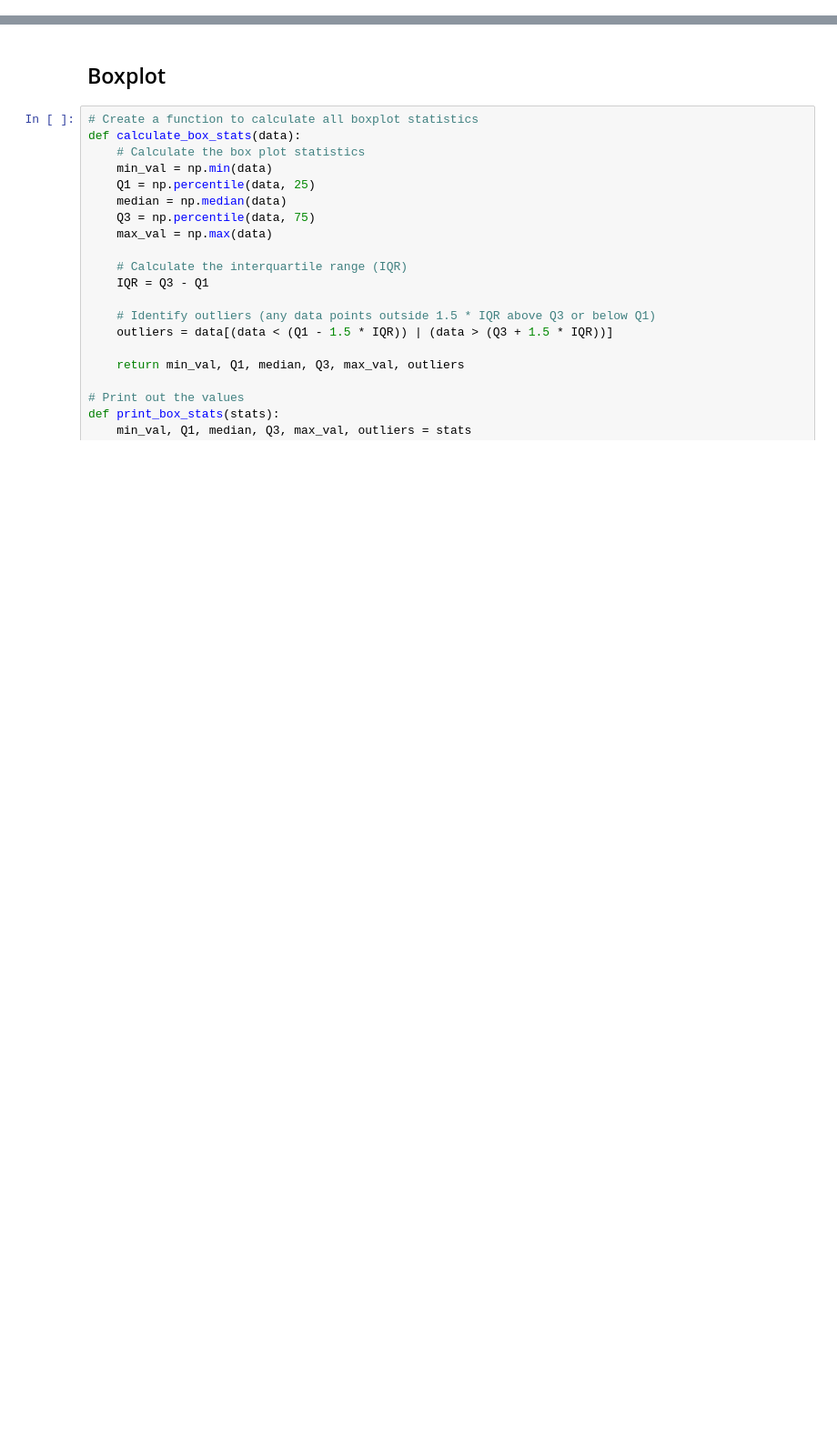
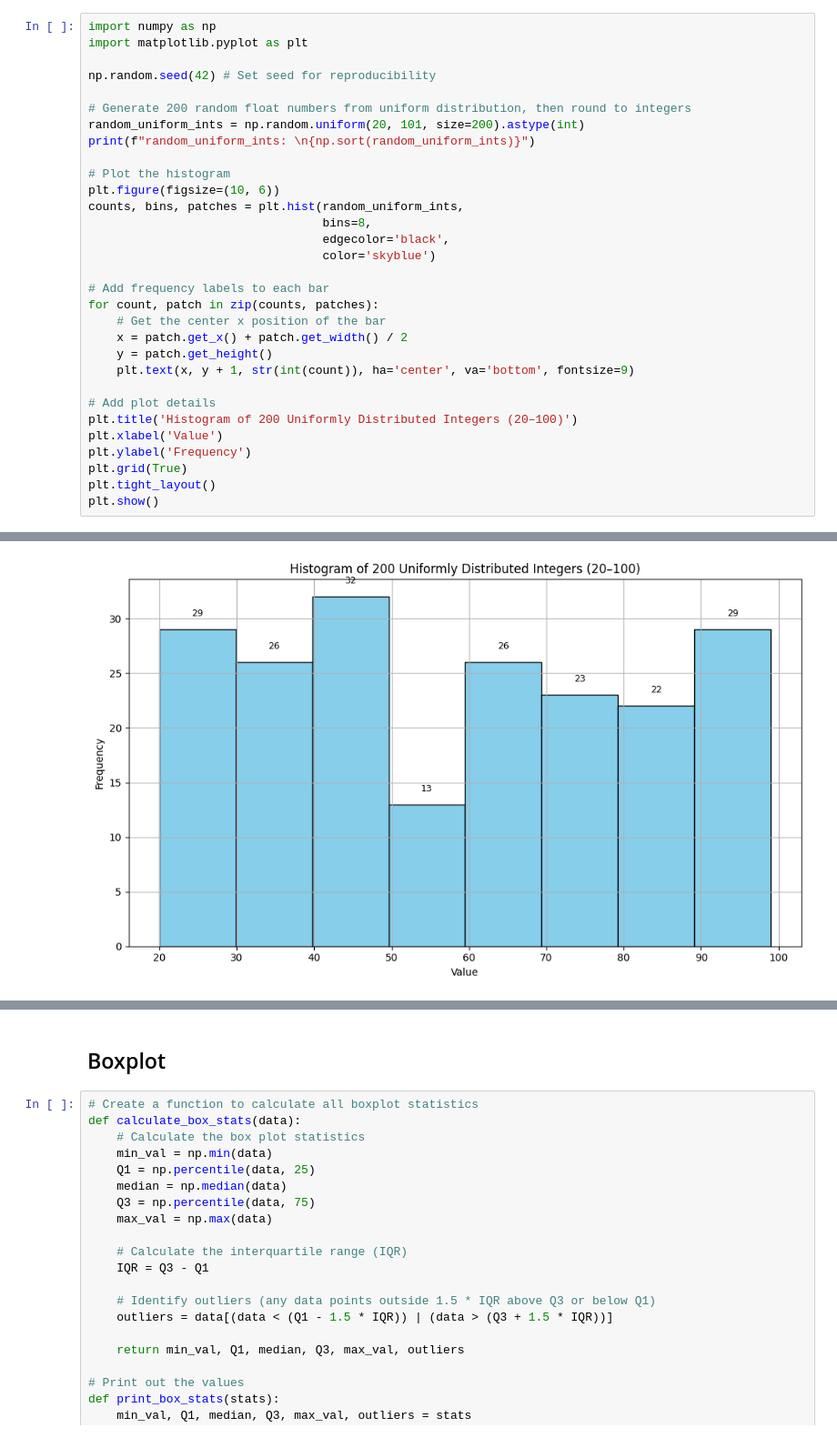
Before and after one commit to ash322ash422/tut_matplotlib, a Jupyter notebook: mp_tut3_histogram_boxplot.ipynb, the cells around one changed output, grey strips where cells are left out. Shown: that part at 91% size. Cells and saved outputs as stored; diff of their text form; blank space fills up the shorter version.

```diff
--- a/mp_tut3_histogram_boxplot.ipynb
+++ b/mp_tut3_histogram_boxplot.ipynb
@@ -37,0 +78,32 @@ random_uniform_ints:
+# %%
+import numpy as np
+import matplotlib.pyplot as plt
+
+np.random.seed(42) # Set seed for reproducibility
+
+# Generate 200 random float numbers from uniform distribution, then round to integers
+random_uniform_ints = np.random.uniform(20, 101, size=200).astype(int)
+print(f"random_uniform_ints: \n{np.sort(random_uniform_ints)}")
+
+# Plot the histogram
+plt.figure(figsize=(10, 6))
+counts, bins, patches = plt.hist(random_uniform_ints,
+                                 bins=8,
+                                 edgecolor='black',
+                                 color='skyblue')
+
+# Add frequency labels to each bar
+for count, patch in zip(counts, patches):
+    # Get the center x position of the bar
+    x = patch.get_x() + patch.get_width() / 2
+    y = patch.get_height()
+    plt.text(x, y + 1, str(int(count)), ha='center', va='bottom', fontsize=9)
+
+# Add plot details
+plt.title('Histogram of 200 Uniformly Distributed Integers (20–100)')
+plt.xlabel('Value')
+plt.ylabel('Frequency')
+plt.grid(True)
+plt.tight_layout()
+plt.show()
+# %% [output]
@@ -38,3 +120,4 @@ random_uniform_ints:
+[figure, added]
 # %%
 import numpy as np
 import matplotlib.pyplot as plt
```
Also changed, not shown: parts of 11 cells of this notebook.
